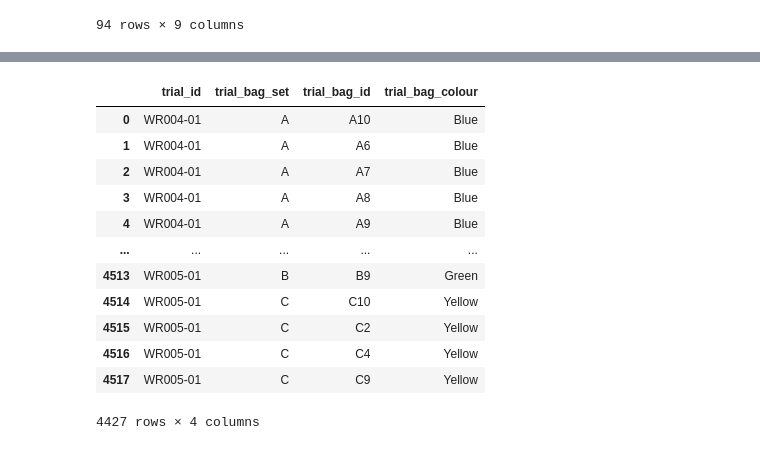
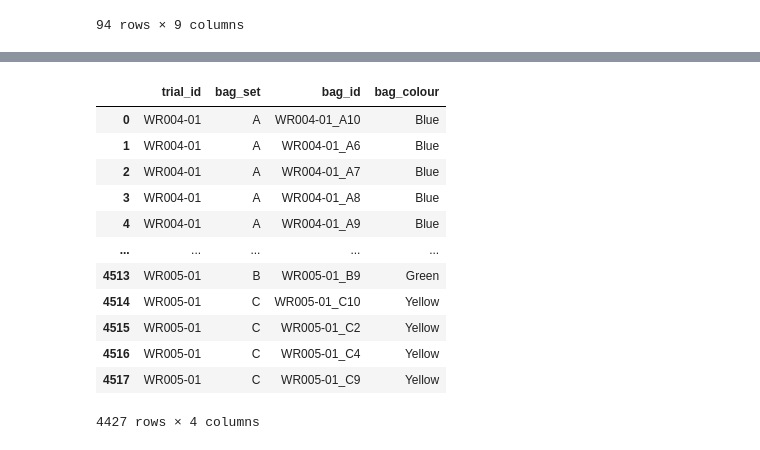
Before and after one commit to uchicago-dsi/compostable-disintegration-analysis, a Jupyter notebook: notebooks/add_bag_compiled.ipynb, the cells around one changed output, grey strips where cells are left out. Saved outputs shown, nothing was run; the diff lists cells and outputs as text; code cells hidden in the pictures.

```diff
--- a/notebooks/add_bag_compiled.ipynb
+++ b/notebooks/add_bag_compiled.ipynb
@@ -105,32 +148,31 @@ merged_cftp
 # %%
 compiled_10 = pd.read_csv('/project/data/compiled_results/processed/observation_mass.csv')
 compiled_10 = compiled_10[compiled_10['bag_number'] != '(blank)']
 split_columns = compiled_10['bag_set'].str.split(' ', n=1, expand=True)
 compiled_10['bag_set'] = split_columns[0]
-compiled_10['trial_bag_colour'] = split_columns[1].str.replace(r"[()]", "", regex=True)
-compiled_10['trial_bag_colour'] = compiled_10['trial_bag_colour'].str.capitalize()
-compiled_10['trial_bag_id'] = compiled_10['bag_set'] + compiled_10['bag_number'].astype(str)
-columns_to_keep = ['facility_id', 'bag_set', 'trial_bag_id', 'trial_bag_colour']
+compiled_10['bag_colour'] = split_columns[1].str.replace(r"[()]", "", regex=True)
+compiled_10['bag_colour'] = compiled_10['bag_colour'].str.capitalize()
+compiled_10['bag_id'] = compiled_10['facility_id'] + '_' + compiled_10['bag_set'] + compiled_10['bag_number'].astype(str)
+columns_to_keep = ['facility_id', 'bag_set', 'bag_id', 'bag_colour']
 compiled_10 = compiled_10[columns_to_keep]
 new_names = {
         'facility_id': 'trial_id',
-        'bag_set': 'trial_bag_set'
     }
 compiled_10 = compiled_10.rename(columns=new_names)
 compiled_10
 # %% [output]
-|  | trial_id | trial_bag_set | trial_bag_id | trial_bag_colour |
-| 0 | WR004-01 | A | A10 | Blue |
-| 1 | WR004-01 | A | A6 | Blue |
-| 2 | WR004-01 | A | A7 | Blue |
-| 3 | WR004-01 | A | A8 | Blue |
-| 4 | WR004-01 | A | A9 | Blue |
+|  | trial_id | bag_set | bag_id | bag_colour |
+| 0 | WR004-01 | A | WR004-01_A10 | Blue |
+| 1 | WR004-01 | A | WR004-01_A6 | Blue |
+| 2 | WR004-01 | A | WR004-01_A7 | Blue |
+| 3 | WR004-01 | A | WR004-01_A8 | Blue |
+| 4 | WR004-01 | A | WR004-01_A9 | Blue |
 | ... | ... | ... | ... | ... |
-| 4513 | WR005-01 | B | B9 | Green |
-| 4514 | WR005-01 | C | C10 | Yellow |
-| 4515 | WR005-01 | C | C2 | Yellow |
-| 4516 | WR005-01 | C | C4 | Yellow |
-| 4517 | WR005-01 | C | C9 | Yellow |
+| 4513 | WR005-01 | B | WR005-01_B9 | Green |
+| 4514 | WR005-01 | C | WR005-01_C10 | Yellow |
+| 4515 | WR005-01 | C | WR005-01_C2 | Yellow |
+| 4516 | WR005-01 | C | WR005-01_C4 | Yellow |
+| 4517 | WR005-01 | C | WR005-01_C9 | Yellow |
 4427 rows × 4 columns
 # %%
 merged_compiled = pd.concat([merged_cftp, compiled_10], ignore_index=True)
```
Also changed, not shown: parts of 9 cells of this notebook.
